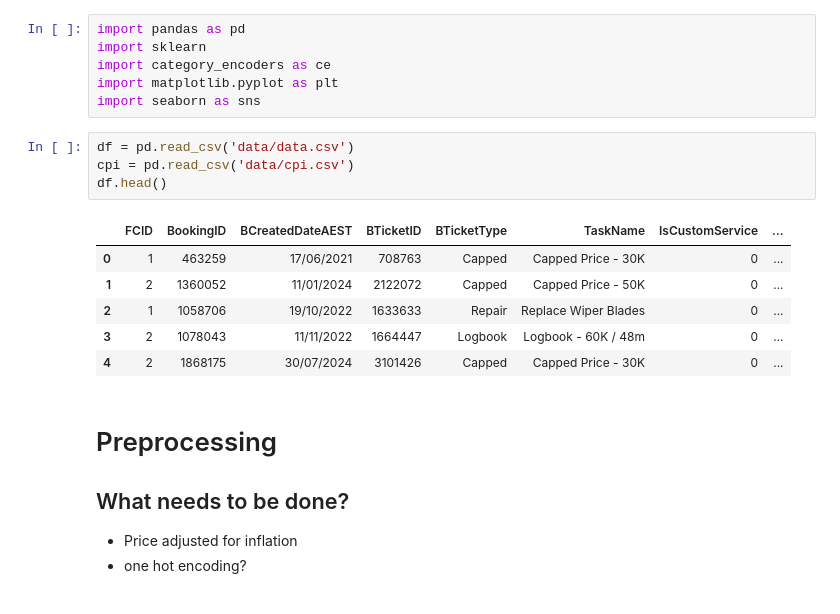
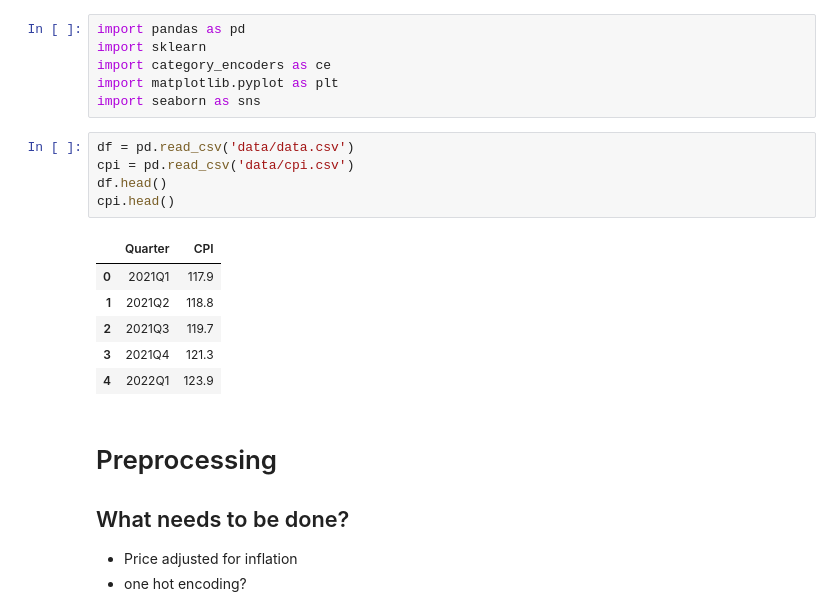
Before and after one commit to tdela12/CAPSTONE_T316, a Jupyter notebook: Preliminary Models/preprocessing.ipynb, the cells around one changed output. Saved outputs shown, nothing was run; the diff lists cells and outputs as text.

```diff
--- a/Preliminary Models/preprocessing.ipynb
+++ b/Preliminary Models/preprocessing.ipynb
@@ -9,14 +9,15 @@ import seaborn as sns
 # %%
 df = pd.read_csv('data/data.csv')
 cpi = pd.read_csv('data/cpi.csv')
 df.head()
+cpi.head()
 # %% [output]
-|  | FCID | BookingID | BCreatedDateAEST | BTicketID | BTicketType | TaskName | IsCustomService | ... |
-| 0 | 1 | 463259 | 17/06/2021 | 708763 | Capped | Capped Price - 30K | 0 | ... |
-| 1 | 2 | 1360052 | 11/01/2024 | 2122072 | Capped | Capped Price - 50K | 0 | ... |
-| 2 | 1 | 1058706 | 19/10/2022 | 1633633 | Repair | Replace Wiper Blades | 0 | ... |
-| 3 | 2 | 1078043 | 11/11/2022 | 1664447 | Logbook | Logbook - 60K / 48m | 0 | ... |
-| 4 | 2 | 1868175 | 30/07/2024 | 3101426 | Capped | Capped Price - 30K | 0 | ... |
+|  | Quarter | CPI |
+| 0 | 2021Q1 | 117.9 |
+| 1 | 2021Q2 | 118.8 |
+| 2 | 2021Q3 | 119.7 |
+| 3 | 2021Q4 | 121.3 |
+| 4 | 2022Q1 | 123.9 |
 # %% [markdown]
 # Preprocessing
 ## What needs to be done?
```
Also changed, not shown: parts of 17 cells of this notebook.
